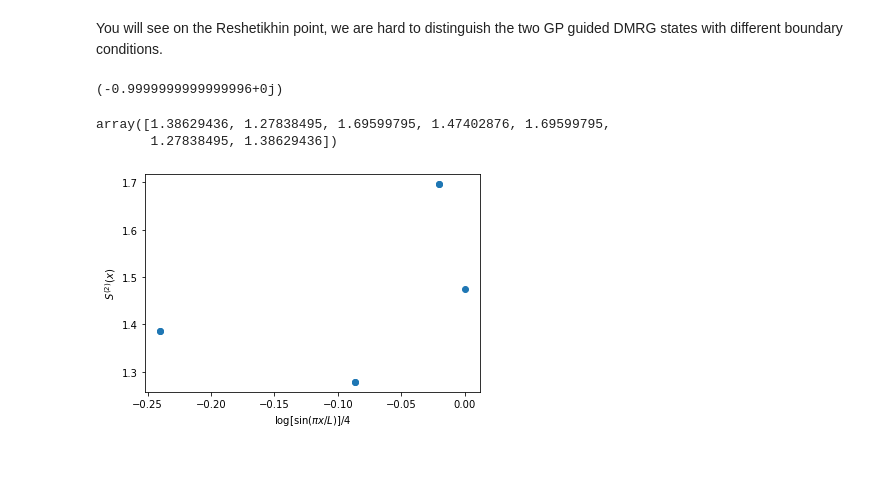
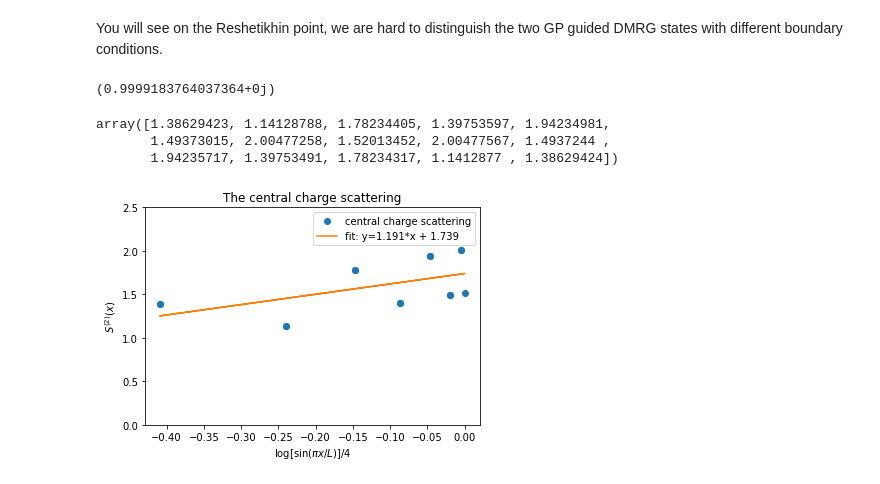
Before and after one commit to Peiyuan-Cai/so6_chain, a Jupyter notebook: mpomps/so4/mpos.ipynb, the cells around one changed output. Cells and saved outputs as stored; diff of their text form; code cells hidden in the pictures.

Commit message:
central charge fitting

```diff
--- a/mpomps/so4/mpos.ipynb
+++ b/mpomps/so4/mpos.ipynb
@@ -458,7 +458,7 @@ def GutzwillerProjectionParton2Spin(partonpsi):
     return spinpsi
 # %%
 J = 1
-K = 0
+K = -1
 chi = 1
 delta = 1
 lamb = 2
@@ -467,8 +467,8 @@ pbc1 = -1
 pbc2 = 1
 conn = None
 cons = 'U1'
-Dmpos = 256
-Ddmrg = 512
+Dmpos = 128
+Ddmrg = 256
 
 doublechain = SpinDoubleChain(chi, delta, lamb, lx, pbc1)
 doublechain.calc_hamiltonian()
@@ -644,22 +650,31 @@ You will see on the Reshetikhin point, we are hard to distinguish the two GP gui
 # %%
 print(gpgpsi_dmrg.overlap(gpgpsi2_dmrg))
 # %% [output]
-(-0.9999999999999996+0j)
+(0.9999183764037364+0j)
 # %%
 gpgpsi_dmrg.entanglement_entropy(2)
 # %% [output]
-array([1.38629436, 1.27838495, 1.69599795, 1.47402876, 1.69599795,
-       1.27838495, 1.38629436])
+array([1.38629423, 1.14128788, 1.78234405, 1.39753597, 1.94234981,
+       1.49373015, 2.00477258, 1.52013452, 2.00477567, 1.4937244 ,
+       1.94235717, 1.39753491, 1.78234317, 1.1412877 , 1.38629424])
 # %%
 #plot central charge
-x = np.arange(1,8)
+x = np.arange(1,lx)
 xaxis = np.log(np.sin(np.pi*x/lx))/4
 yaxis = gpgpsi_dmrg.entanglement_entropy(2)
+plt.plot(xaxis, yaxis, 'o', label='central charge scattering')
 
-plt.plot(xaxis, yaxis, 'o', label='central charge scattering')
+#fit the central charge
+from scipy.optimize import curve_fit
+def func(x, k, b):
+    return k*x + b
+popt, pcov = curve_fit(func, xaxis, yaxis)
+plt.plot(xaxis, func(xaxis, *popt), label='fit: y=%5.3f*x + %5.3f' % tuple(popt))
+plt.title('The central charge scattering')
 plt.xlabel('$\log[\sin(\pi x/L)]/4$')
 plt.ylabel('$S^{(2)}(x)$')
+plt.ylim(0,2.5)
 plt.legend()
 plt.show()
 # %% [output]
-[figure, old version]
+[figure, new version]
```
Also changed, not shown: parts of 5 cells of this notebook, 5 other files.
